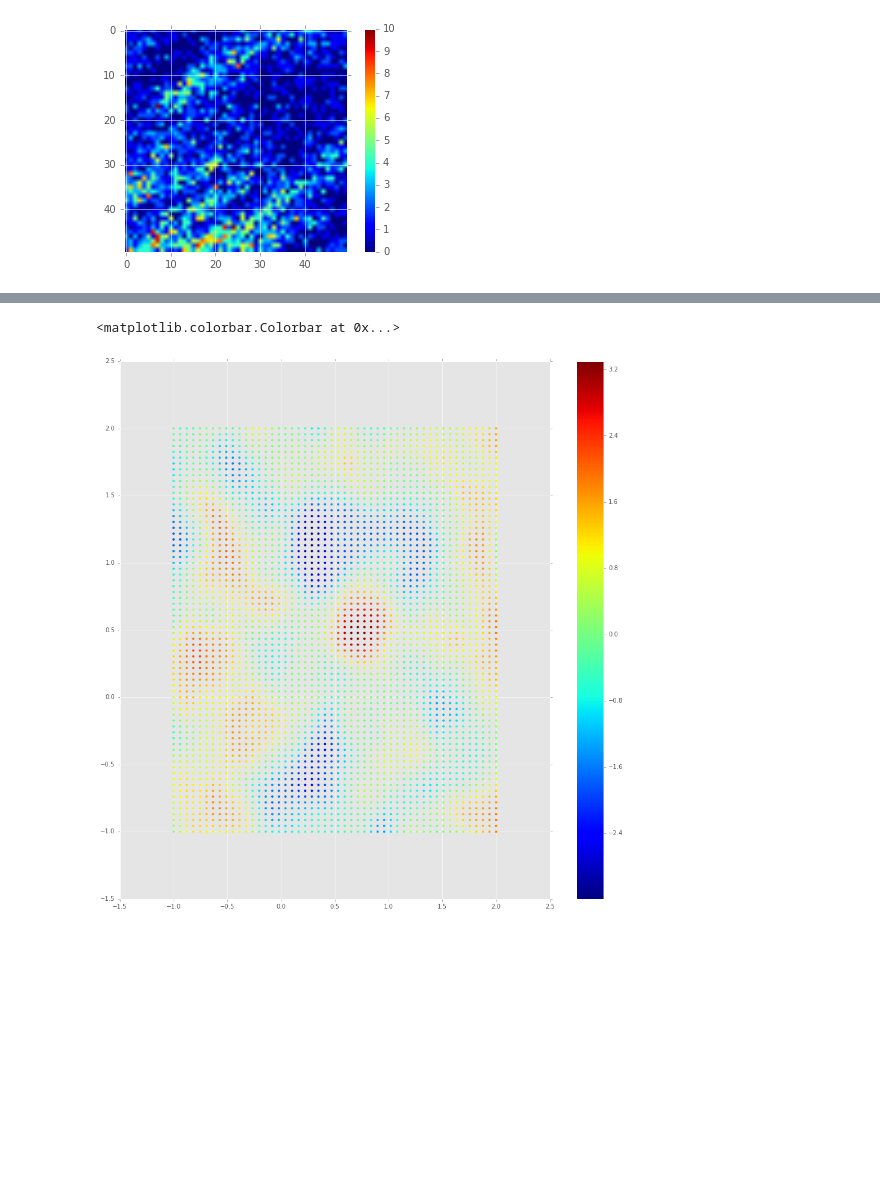
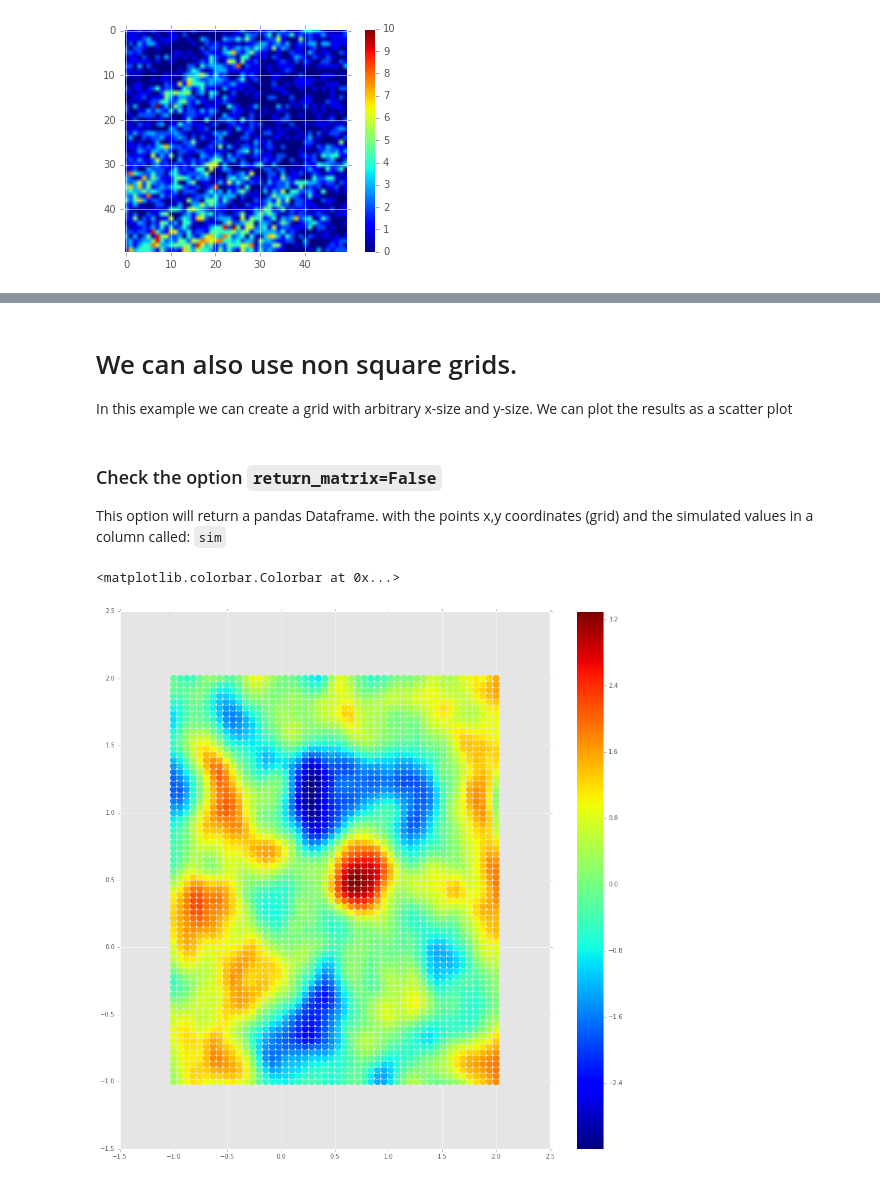
Before and after one commit to molgor/spystats, a Jupyter notebook: notebooks/demo/Getting started with Spystats.ipynb, the cells around one changed output, grey strips where cells are left out. Saved outputs shown, nothing was run; the diff lists cells and outputs as text; code cells hidden in the pictures; blank space fills up the shorter version.

```diff
--- a/notebooks/demo/Getting started with Spystats.ipynb
+++ b/notebooks/demo/Getting started with Spystats.ipynb
@@ -279 +337,5 @@ plt.colorbar()
+# %% [markdown]
+# We can also use non square grids.
+In this example we can create a grid with arbitrary x-size and y-size.
+We can plot the results as a scatter plot
 # %%
@@ -281,4 +343,7 @@ plt.colorbar()
 grid = tools.createGrid(grid_sizex=50,minx=-1,maxx=2,miny=-1,maxy=2,grid_sizey=70)
+# %% [markdown]
+### Check the option `return_matrix=False`
+This option will return a pandas Dataframe. with the points x,y coordinates (grid) and the simulated values in a column called: `sim`
 # %%
 sim1= tools.simulateGaussianRandomField(grid=grid,variogram_model=m3,random_seed=12345,return_matrix=False)
 # %%
@@ -286,8 +351,8 @@ grid = pd.concat([grid,sim1],axis=1)
 # %%
 fig = plt.figure(figsize=(16,16), dpi= 80, facecolor='w', edgecolor='w')
 #grid.plot(column='sim')
-plt.scatter(grid.Lon,grid.Lat,c=grid.sim)
+plt.scatter(grid.Lon,grid.Lat,c=grid.sim,s=150)
 plt.colorbar()
 # %% [output]
 <matplotlib.colorbar.Colorbar at 0x...>
-[figure, old version]
+[figure, new version]
```
Also changed, not shown: parts of 67 cells of this notebook.
